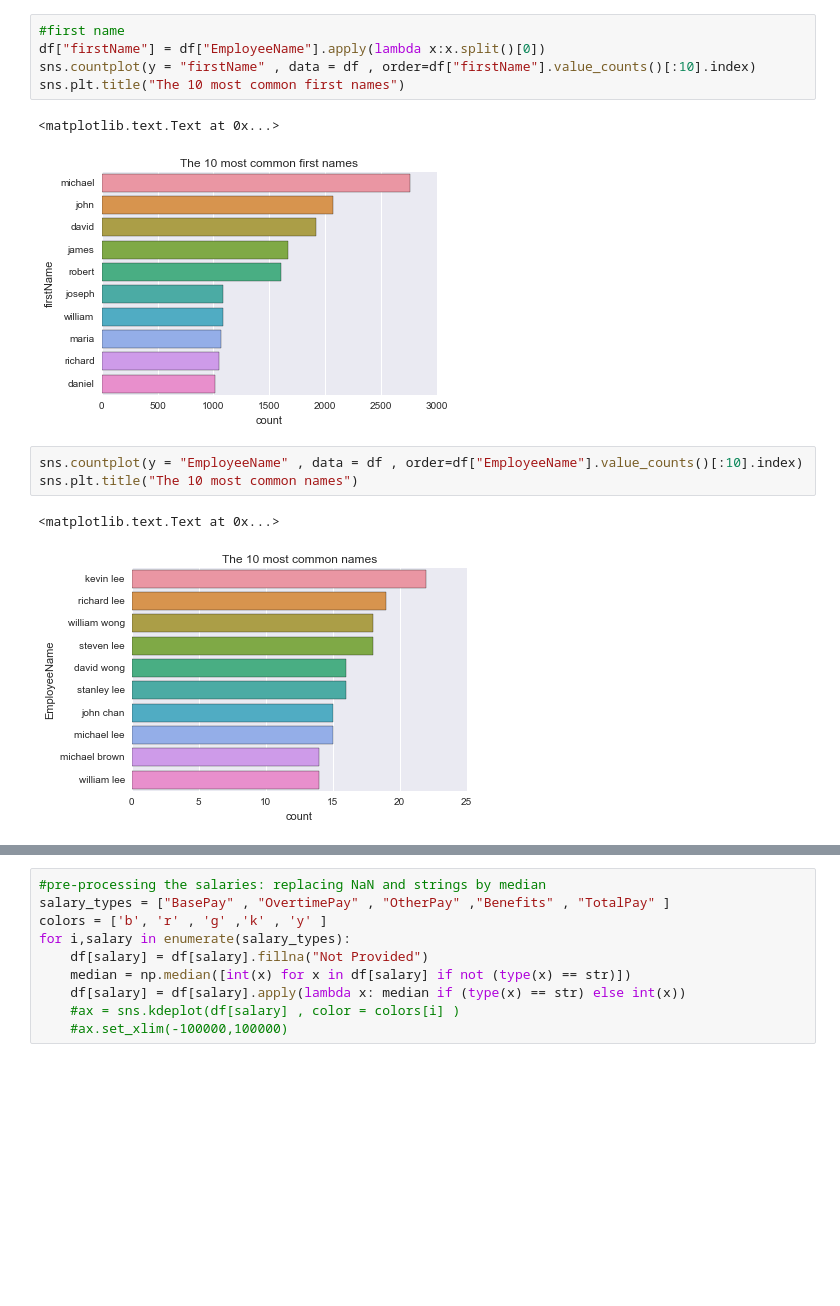
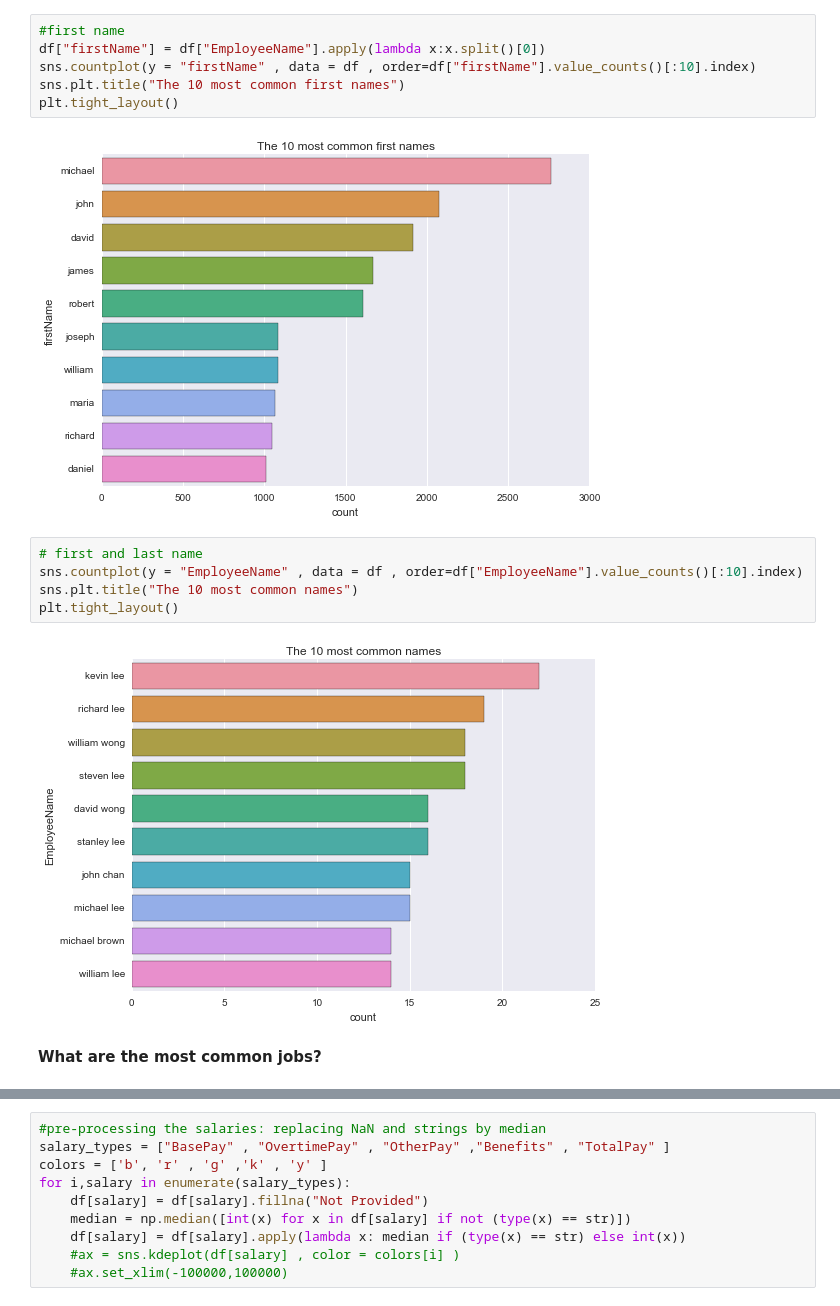
Before and after one commit to NathanBerrebbi5/Kaggle-Scripts, a Jupyter notebook: SF_Salaries/SF.salaries.ipynb, the cells around one changed output, grey strips where cells are left out. Cells and saved outputs as stored; diff of their text form; blank space fills up the shorter version.

```diff
--- a/SF_Salaries/SF.salaries.ipynb
+++ b/SF_Salaries/SF.salaries.ipynb
@@ -51,15 +55,18 @@ sns.plt.title("The 10 most common last names")
 df["firstName"] = df["EmployeeName"].apply(lambda x:x.split()[0])
 sns.countplot(y = "firstName" , data = df , order=df["firstName"].value_counts()[:10].index)
 sns.plt.title("The 10 most common first names")
+plt.tight_layout()
 # %% [output]
-<matplotlib.text.Text at 0x...>
-[figure, old version]
+[figure, new version]
 # %%
+# first and last name
 sns.countplot(y = "EmployeeName" , data = df , order=df["EmployeeName"].value_counts()[:10].index)
 sns.plt.title("The 10 most common names")
+plt.tight_layout()
 # %% [output]
-<matplotlib.text.Text at 0x...>
-[figure, old version]
+[figure, new version]
+# %% [markdown]
+<b>What are the most common jobs?</b>
 # %%
 # job titles
 sns.countplot(y = "JobTitle" , data = df , order=df["JobTitle"].value_counts()[:20].index)
```
Also changed, not shown: parts of 14 cells of this notebook.
